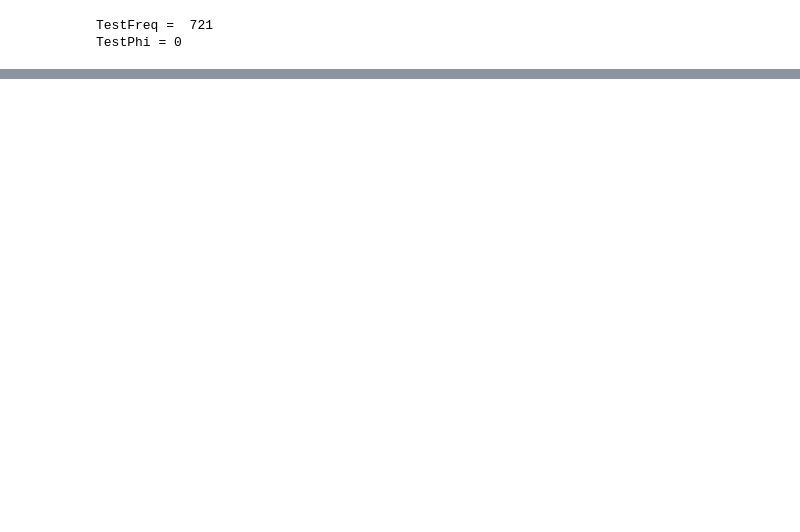
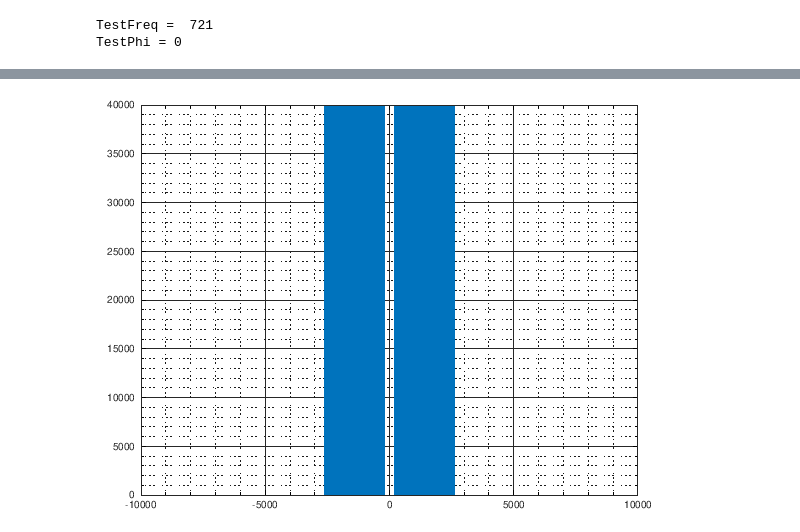
Before and after one commit to tbondy760/sat-chirp, a Jupyter notebook: MakeCalibrationFiles2.ipynb, the cells around one changed output, grey strips where cells are left out. Saved outputs shown, nothing was run; the diff lists cells and outputs as text; code cells hidden in the pictures; blank space fills up the shorter version.

```diff
--- a/MakeCalibrationFiles2.ipynb
+++ b/MakeCalibrationFiles2.ipynb
@@ -177,0 +201,11 @@ ans =  26.617
+# %%
+E_cos_pulse = fftshift(fft(RC .* Sig, sampleRate*period*10 + 1));
+# E_cos_pulse = fftshift(fft(RC .* Sig));
+F_base = linspace(-sampleRate/2, sampleRate/2, columns(E_cos_pulse));
+# %%
+plot(F_base, sqrt(E_cos_pulse .* conj(E_cos_pulse)))
+grid on
+grid minor
+# axis([fcLow-10 fcLow+10], "tic")
+# %% [output]
+[figure, added]
```
Also changed, not shown: parts of 7 cells of this notebook.
